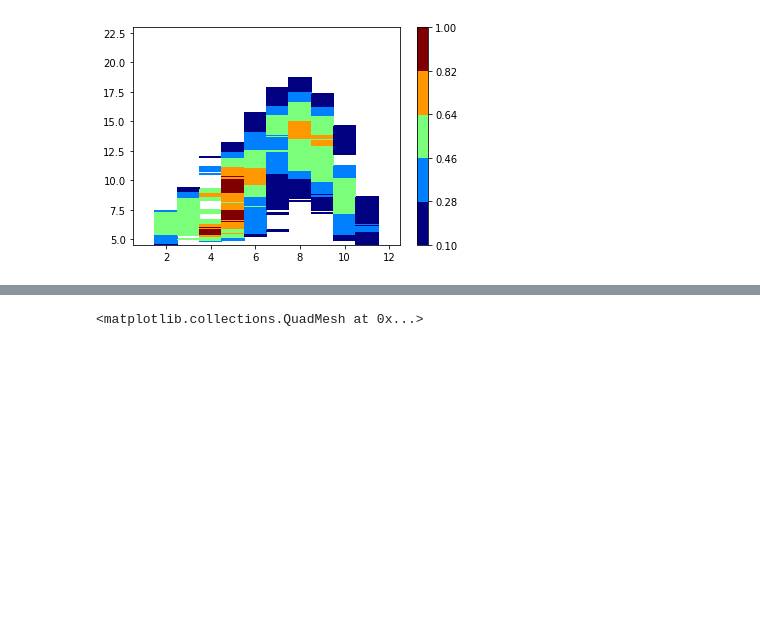
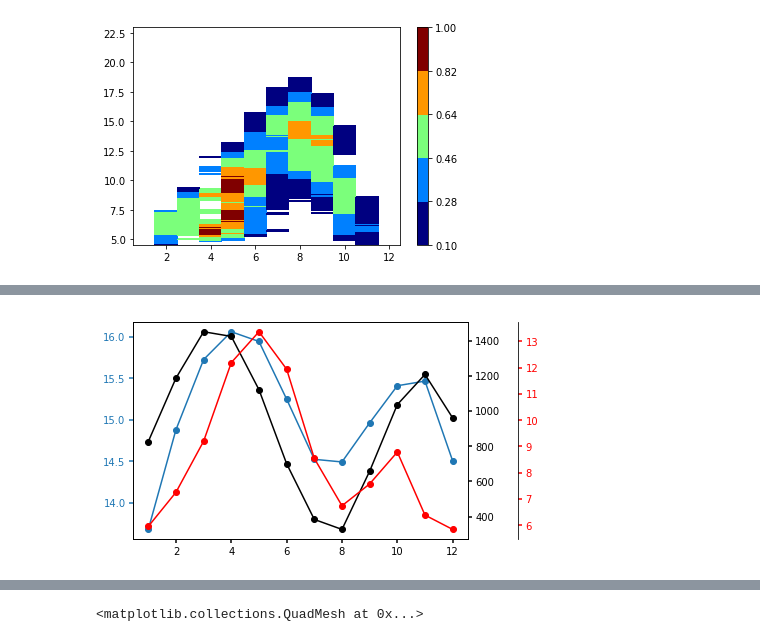
Before and after one commit to cornkle/proj_CEH, a Jupyter notebook: notebooks/CLOVER_OBS_fig1_ERA5.ipynb, the cells around one changed output, grey strips where cells are left out. Cells and saved outputs as stored; diff of their text form; code cells hidden in the pictures; blank space fills up the shorter version.

```diff
--- a/notebooks/CLOVER_OBS_fig1_ERA5.ipynb
+++ b/notebooks/CLOVER_OBS_fig1_ERA5.ipynb
@@ -315,0 +364,22 @@ plt.plot(range(1,13),mean['q'], '-o')
+# %%
+f = plt.figure()
+ax = f.add_subplot(111)
+p0,=ax.plot(range(1,13),mean1['q']*1000, '-o')
+ax1 = ax.twinx()
+ax2 = ax.twinx()
+p1,=ax1.plot(range(1,13),mean2['cape'], '-ko')
+ax2.spines["right"].set_position(("axes", 1.15))
+p2,=ax2.plot(range(1,13),ws_shear[0], '-ro')
+
+ax.yaxis.label.set_color(p0.get_color())
+ax1.yaxis.label.set_color(p1.get_color())
+ax2.yaxis.label.set_color(p2.get_color())
+
+tkw = dict(size=4, width=1.5)
+ax.tick_params(axis='y', colors=p0.get_color(), **tkw)
+ax1.tick_params(axis='y', colors=p1.get_color(), **tkw)
+ax2.tick_params(axis='y', colors=p2.get_color(), **tkw)
+
+ax.tick_params(axis='x', **tkw)
+# %% [output]
+[figure, added]
```
Also changed, not shown: parts of 18 cells of this notebook, 14 other files.
